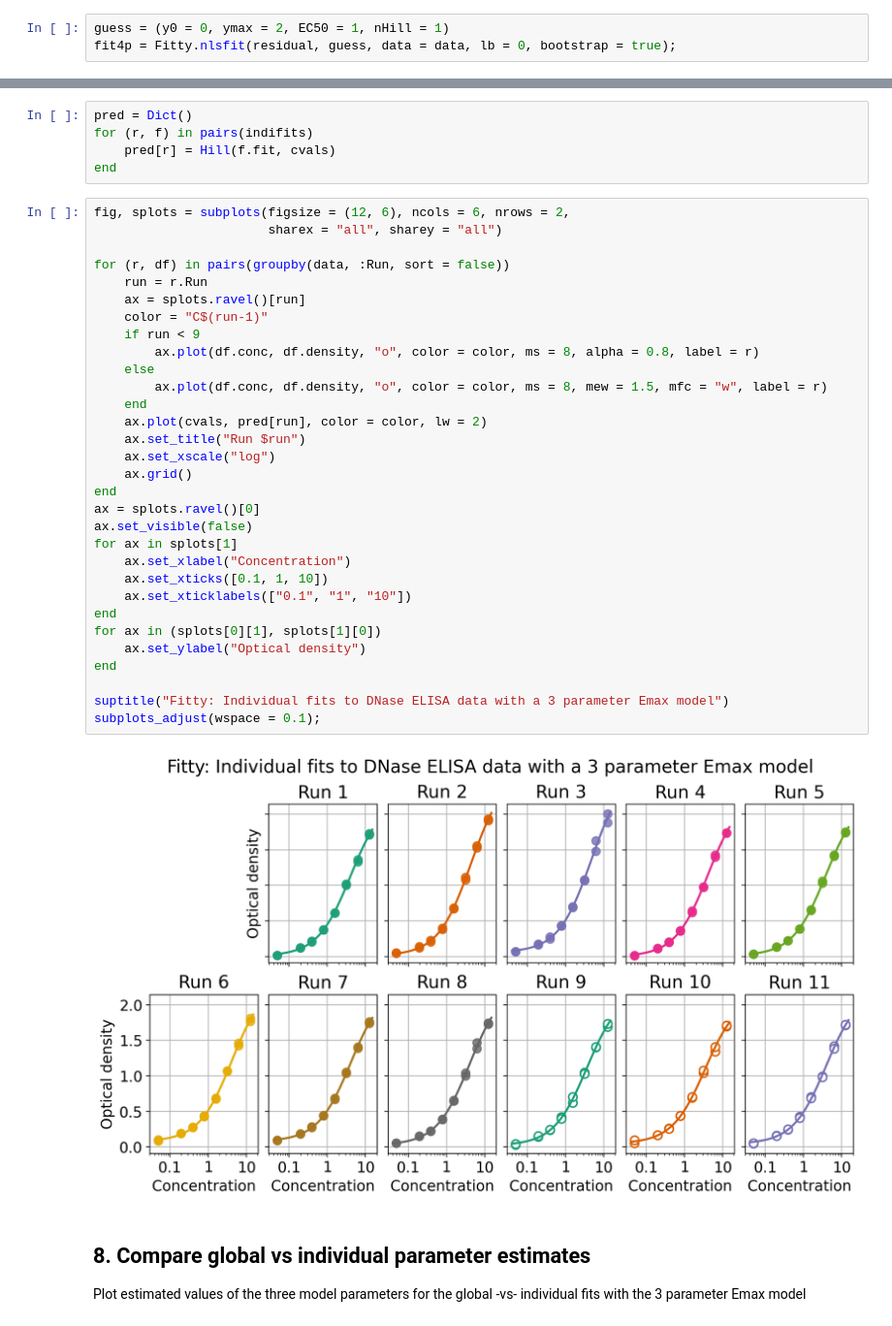
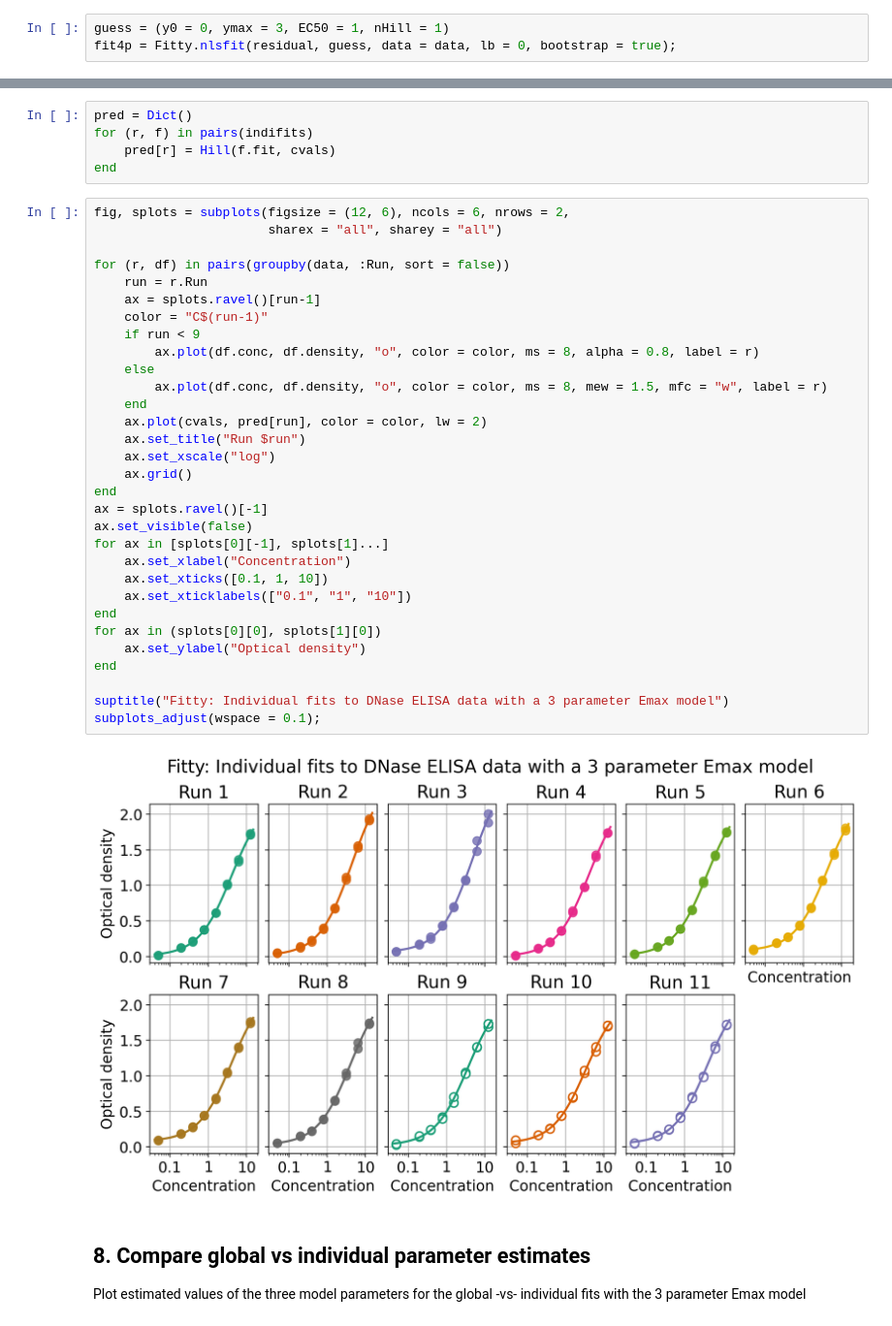
Before and after one commit to quantilogix/Fitty.jl, a Jupyter notebook: notebooks/05-DNaseDRfits.ipynb, the cells around one changed output, grey strips where cells are left out. Shown at 97% size. Drawn from its saved outputs; the diff is of its cells as text.

```diff
--- a/notebooks/05-DNaseDRfits.ipynb
+++ b/notebooks/05-DNaseDRfits.ipynb
@@ -120,6 +123,6 @@ Fit all runs simultaneously. Consider following scenarios:
 
 Fit all observations simultaneously to the 4 parameter Hill function
 # %%
-guess = (y0 = 0, ymax = 2, EC50 = 1, nHill = 1)
+guess = (y0 = 0, ymax = 3, EC50 = 1, nHill = 1)
 fit4p = Fitty.nlsfit(residual, guess, data = data, lb = 0, bootstrap = true);
 # %% [output]
@@ -452,36 +450,36 @@ end
 # %%
 fig, splots = subplots(figsize = (12, 6), ncols = 6, nrows = 2,
                        sharex = "all", sharey = "all")
 
 for (r, df) in pairs(groupby(data, :Run, sort = false))
     run = r.Run
-    ax = splots.ravel()[run]
+    ax = splots.ravel()[run-1]
     color = "C$(run-1)"
     if run < 9
         ax.plot(df.conc, df.density, "o", color = color, ms = 8, alpha = 0.8, label = r)
     else
         ax.plot(df.conc, df.density, "o", color = color, ms = 8, mew = 1.5, mfc = "w", label = r)
     end
     ax.plot(cvals, pred[run], color = color, lw = 2)
     ax.set_title("Run $run")
     ax.set_xscale("log")
     ax.grid()
 end
-ax = splots.ravel()[0]
+ax = splots.ravel()[-1]
 ax.set_visible(false)
-for ax in splots[1]
+for ax in [splots[0][-1], splots[1]...]
     ax.set_xlabel("Concentration")
     ax.set_xticks([0.1, 1, 10])
     ax.set_xticklabels(["0.1", "1", "10"])
 end
-for ax in (splots[0][1], splots[1][0])
+for ax in (splots[0][0], splots[1][0])
     ax.set_ylabel("Optical density")
 end
 
 suptitle("Fitty: Individual fits to DNase ELISA data with a 3 parameter Emax model")
 subplots_adjust(wspace = 0.1);
 # %% [output]
-[figure, old version]
+[figure, new version]
 # %% [markdown]
 ## 8. Compare global vs individual parameter estimates
 
```
Also changed, not shown: parts of 6 cells of this notebook.
